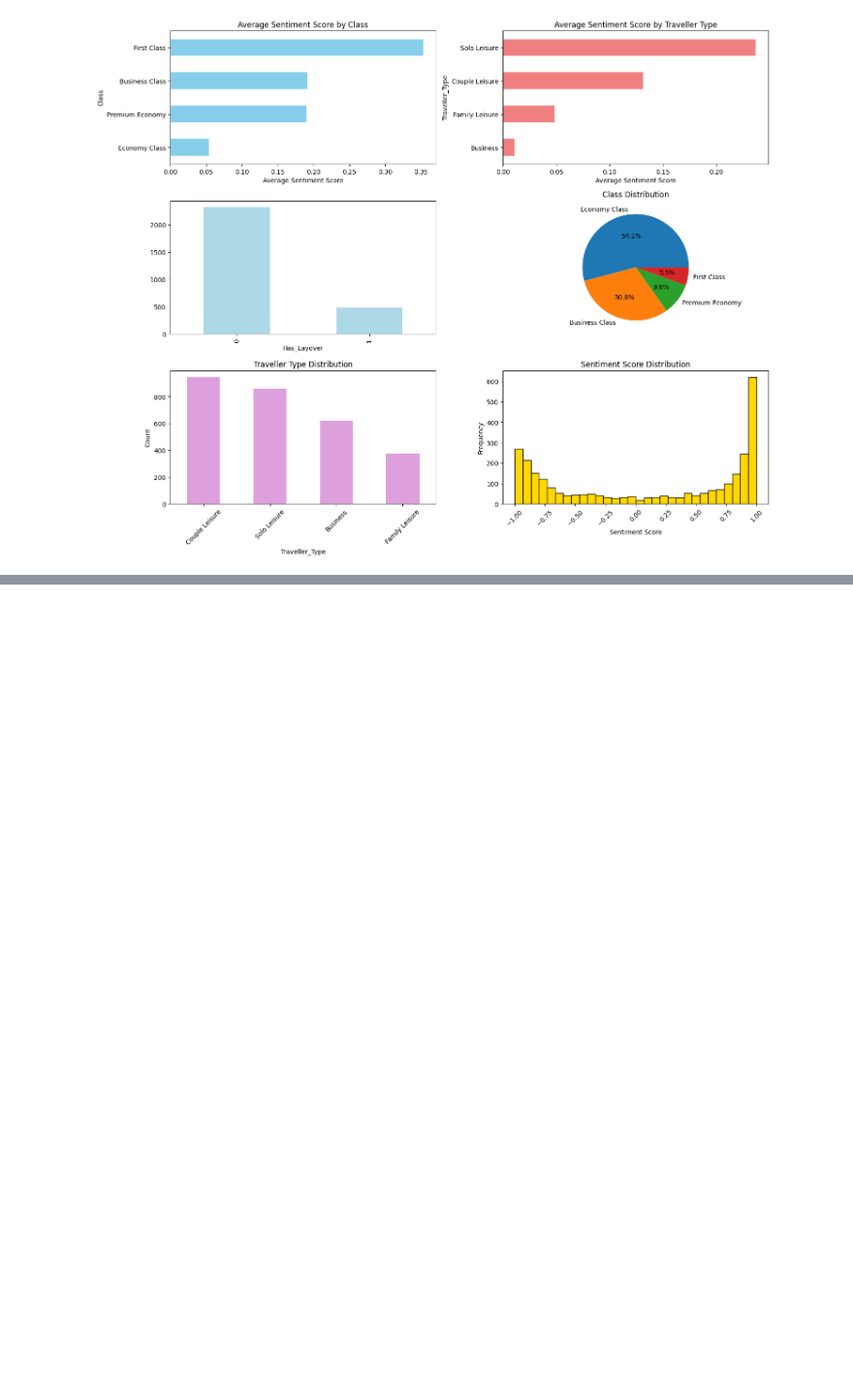
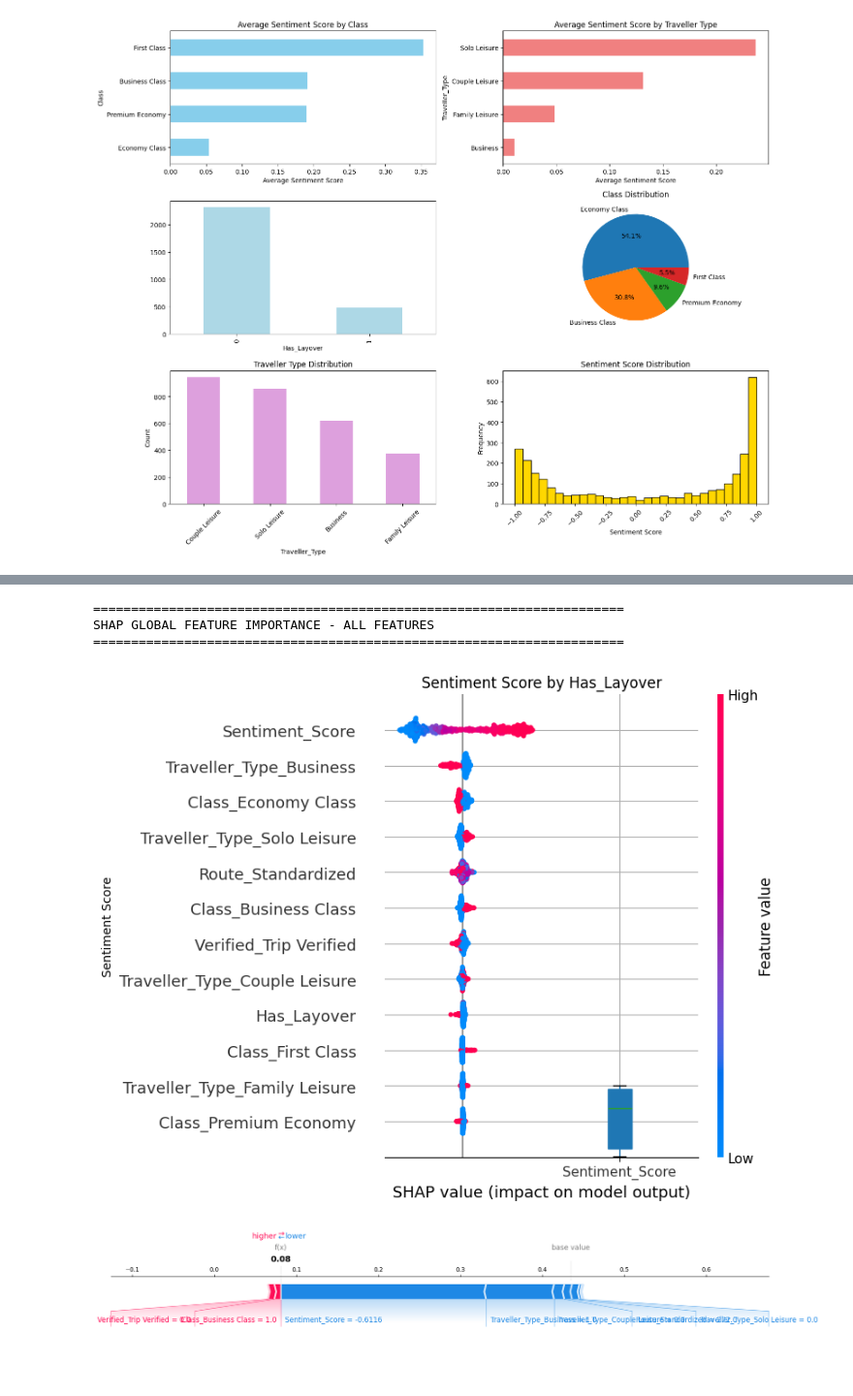
Before and after one commit to seiftarek158/ACL2, a Jupyter notebook: Submission/Finalised_version/submission_1.ipynb, the cells around one changed output, grey strips where cells are left out. Shown: that part at 97% size. Drawn from its saved outputs; the diff is of its cells as text; code cells hidden in the pictures; blank space fills up the shorter version.

Commit message:
Added first model

```diff
--- a/Submission/Finalised_version/submission_1.ipynb
+++ b/Submission/Finalised_version/submission_1.ipynb
@@ -1369,0 +1409,9 @@ plt.sca(axes)
+# %%
+# Select features for modeling (using Route_Frequency instead of raw Route)
+feature_columns = [
+    'Traveller_Type_Business', 'Traveller_Type_Family Leisure', 'Traveller_Type_Couple Leisure',  'Traveller_Type_Solo Leisure','Class_Business Class', 'Class_Economy Class', 'Class_First Class', 'Class_Premium Economy', 'Verified_Trip Verified', 'Sentiment_Score', 'Has_Layover', 'Route_Standardized'
+]
+X = asr[feature_columns]
+y = asr['Satisfaction']
+print(f"\nSelected features summary:")
+print(asr[feature_columns].describe())
@@ -1369,0 +1436,10 @@ plt.sca(axes)
+# %%
+# Split data into train and test sets (80-20 split)
+X_train, X_test, y_train, y_test = train_test_split(X, y, test_size=0.2, random_state=42, stratify=y)
+
+print(f"Training set size: {X_train.shape[0]}")
+print(f"Test set size: {X_test.shape[0]}")
+print(f"\nTraining set target distribution:")
+print(y_train.value_counts())
+print(f"\nTest set target distribution:")
+print(y_test.value_counts())
@@ -1369,0 +1510,32 @@ plt.sca(axes)
+# %%
+# SHAP Global Explainer - All Features
+print("\n" + "="*70)
+print("SHAP GLOBAL FEATURE IMPORTANCE - ALL FEATURES")
+print("="*70)
+
+explainer = shap.TreeExplainer(rf_model)
+shap_values = explainer.shap_values(X_test)
+
+shap.summary_plot(
+    shap_values[:, :, 1],  # All samples, all features, Satisfied class
+    X_test,
+    feature_names=feature_columns
+)
+# LOCAL SHAP
+
+i=0
+shap_explanation = shap.Explanation(
+    values=shap_values[i, :, 1],
+    base_values=explainer.expected_value[1],
+    data=X_test.iloc[i].values,
+    feature_names=feature_columns
+)
+
+fig = shap.plots.force(shap_explanation,matplotlib=True, show=False)
+plt.show()
+# %% [output]
+======================================================================
+SHAP GLOBAL FEATURE IMPORTANCE - ALL FEATURES
+======================================================================
+[figure, added]
+[figure, added]
```
Also changed, not shown: parts of 31 cells of this notebook.
